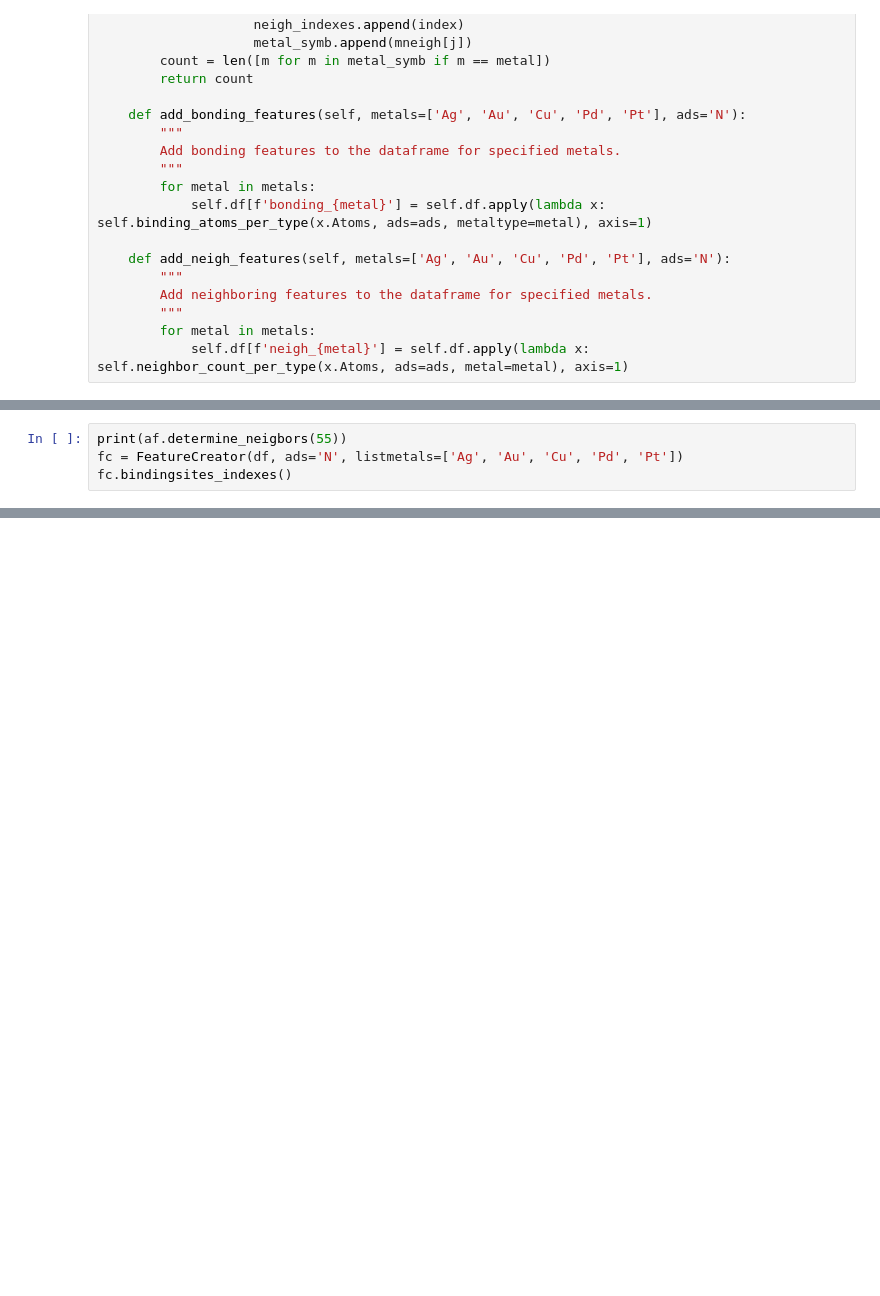
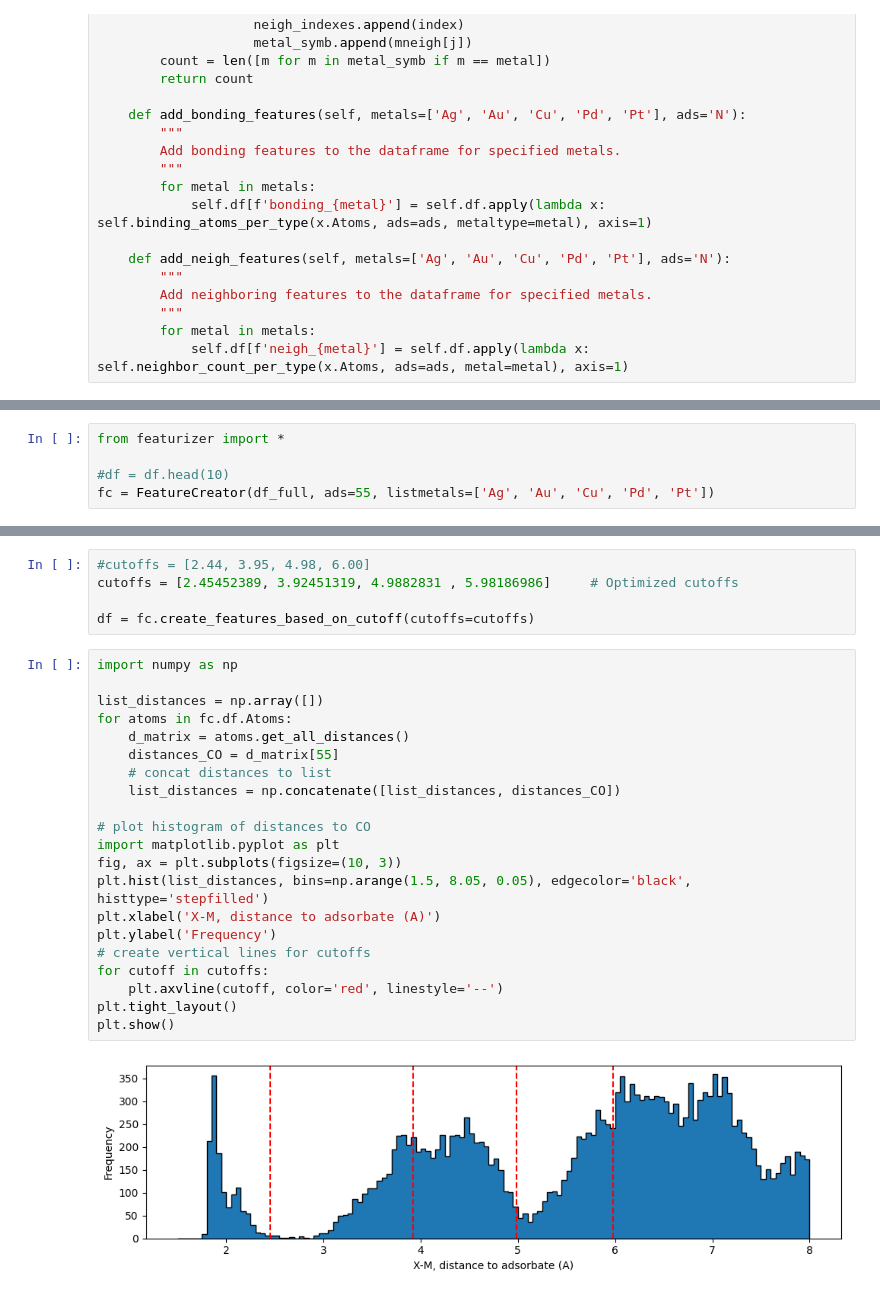
Before and after one commit to manuelarcer/adspredictor, a Jupyter notebook: adspredictor/featurizer/testing.ipynb, the cells around one changed output, grey strips where cells are left out. Saved outputs shown, nothing was run; the diff lists cells and outputs as text; blank space fills up the shorter version.

```diff
--- a/adspredictor/featurizer/testing.ipynb
+++ b/adspredictor/featurizer/testing.ipynb
@@ -165,4 +201,5 @@ array([21, 39, 51])
 # %%
-print(af.determine_neigbors(55))
-fc = FeatureCreator(df, ads='N', listmetals=['Ag', 'Au', 'Cu', 'Pd', 'Pt'])
-fc.bindingsites_indexes()
+from featurizer import *
+
+#df = df.head(10)
+fc = FeatureCreator(df_full, ads=55, listmetals=['Ag', 'Au', 'Cu', 'Pd', 'Pt'])
@@ -219,0 +206,28 @@ fc.create_feature_second_neighbors(distinguishsurface=True)
+# %%
+#cutoffs = [2.44, 3.95, 4.98, 6.00]
+cutoffs = [2.45452389, 3.92451319, 4.9882831 , 5.98186986]     # Optimized cutoffs
+
+df = fc.create_features_based_on_cutoff(cutoffs=cutoffs)
+# %%
+import numpy as np
+
+list_distances = np.array([])
+for atoms in fc.df.Atoms:
+    d_matrix = atoms.get_all_distances()
+    distances_CO = d_matrix[55]
+    # concat distances to list
+    list_distances = np.concatenate([list_distances, distances_CO])
+
+# plot histogram of distances to CO
+import matplotlib.pyplot as plt
+fig, ax = plt.subplots(figsize=(10, 3))
+plt.hist(list_distances, bins=np.arange(1.5, 8.05, 0.05), edgecolor='black', histtype='stepfilled')
+plt.xlabel('X-M, distance to adsorbate (A)')
+plt.ylabel('Frequency')
+# create vertical lines for cutoffs
+for cutoff in cutoffs:
+    plt.axvline(cutoff, color='red', linestyle='--')
+plt.tight_layout()
+plt.show()
+# %% [output]
+[figure, added]
```
Also changed, not shown: parts of 24 cells of this notebook.
